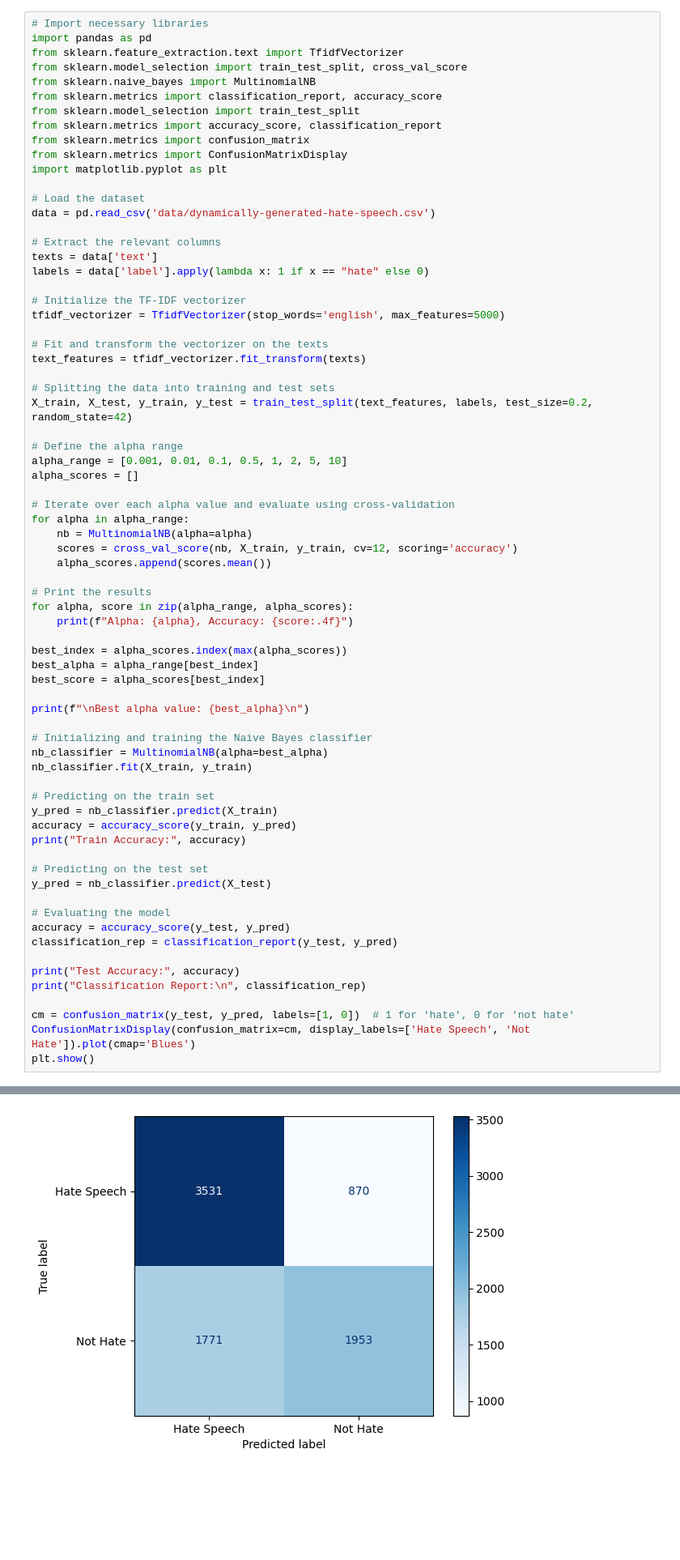
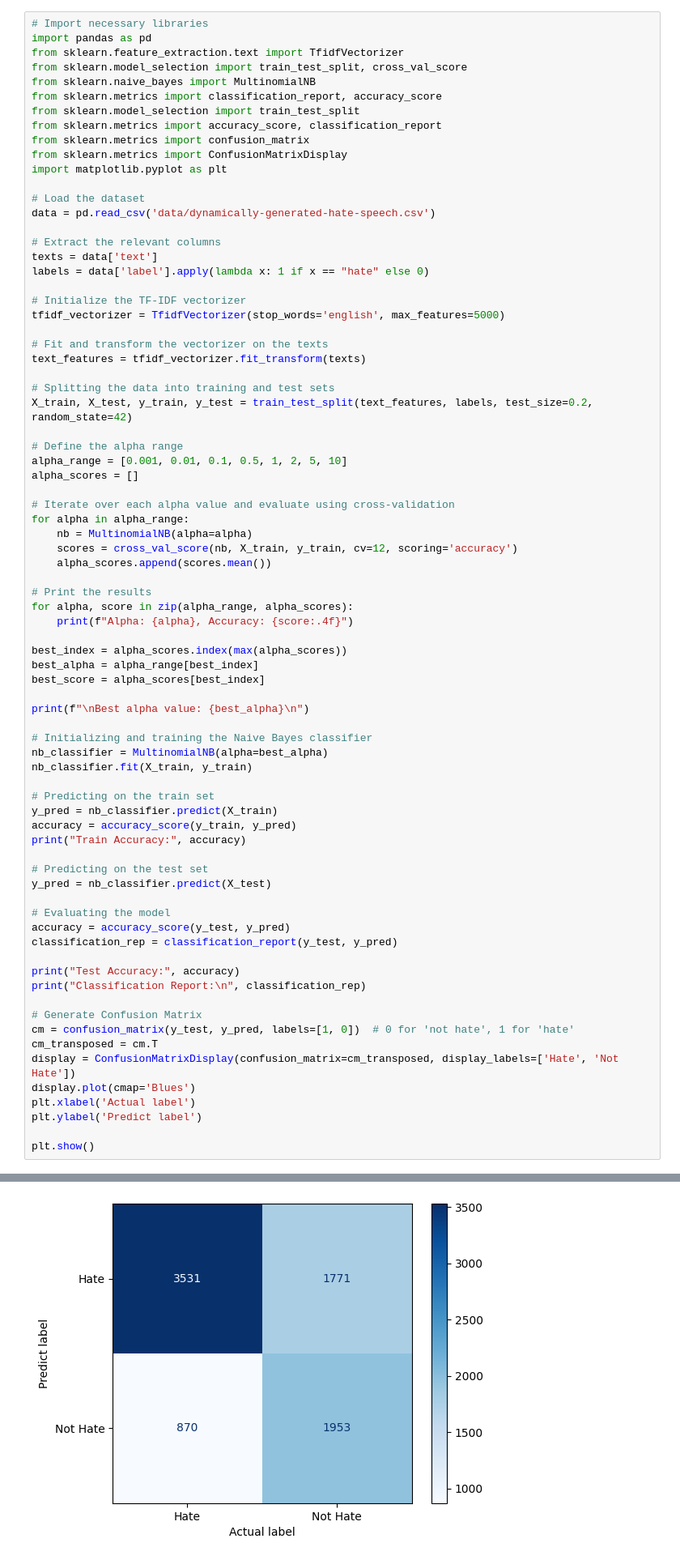
Before and after one commit to Clara-z/Hate-Speech-Detection, a Jupyter notebook: naive-bayes.ipynb, the cells around one changed output, grey strips where cells are left out. Shown at 81% size. Drawn from its saved outputs; the diff is of its cells as text; blank space fills up the shorter version.

Commit message:
update confusion matrix

```diff
--- a/naive-bayes.ipynb
+++ b/naive-bayes.ipynb
@@ -58,33 +58,39 @@ print("Train Accuracy:", accuracy)
 
 # Predicting on the test set
 y_pred = nb_classifier.predict(X_test)
 
 # Evaluating the model
 accuracy = accuracy_score(y_test, y_pred)
 classification_rep = classification_report(y_test, y_pred)
 
 print("Test Accuracy:", accuracy)
 print("Classification Report:\n", classification_rep)
 
-cm = confusion_matrix(y_test, y_pred, labels=[1, 0])  # 1 for 'hate', 0 for 'not hate'
-ConfusionMatrixDisplay(confusion_matrix=cm, display_labels=['Hate Speech', 'Not Hate']).plot(cmap='Blues')
+# Generate Confusion Matrix
+cm = confusion_matrix(y_test, y_pred, labels=[1, 0])  # 0 for 'not hate', 1 for 'hate'
+cm_transposed = cm.T
+display = ConfusionMatrixDisplay(confusion_matrix=cm_transposed, display_labels=['Hate', 'Not Hate'])
+display.plot(cmap='Blues')
+plt.xlabel('Actual label')
+plt.ylabel('Predict label')
+
 plt.show()
 # %% [output]
 Alpha: 0.001, Accuracy: 0.6608
 Alpha: 0.01, Accuracy: 0.6608
 Alpha: 0.1, Accuracy: 0.6614
 Alpha: 0.5, Accuracy: 0.6639
 Alpha: 1, Accuracy: 0.6646
 Alpha: 2, Accuracy: 0.6656
 Alpha: 5, Accuracy: 0.6624
 Alpha: 10, Accuracy: 0.6537
 
 Best alpha value: 2
 
 Train Accuracy: 0.7253677149363038
 ... (6 lines left out)
 
     accuracy                           0.67      8125
    macro avg       0.68      0.66      0.66      8125
 weighted avg       0.68      0.67      0.67      8125
-[figure, old version]
+[figure, new version]
```
Also changed, not shown: parts of 2 cells of this notebook, 1 other file.
